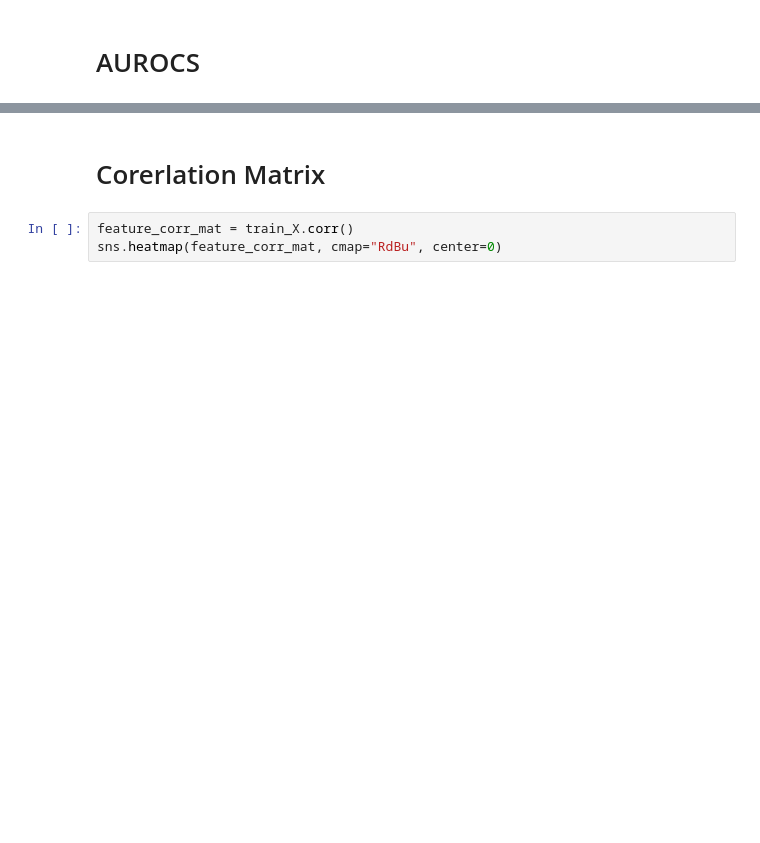
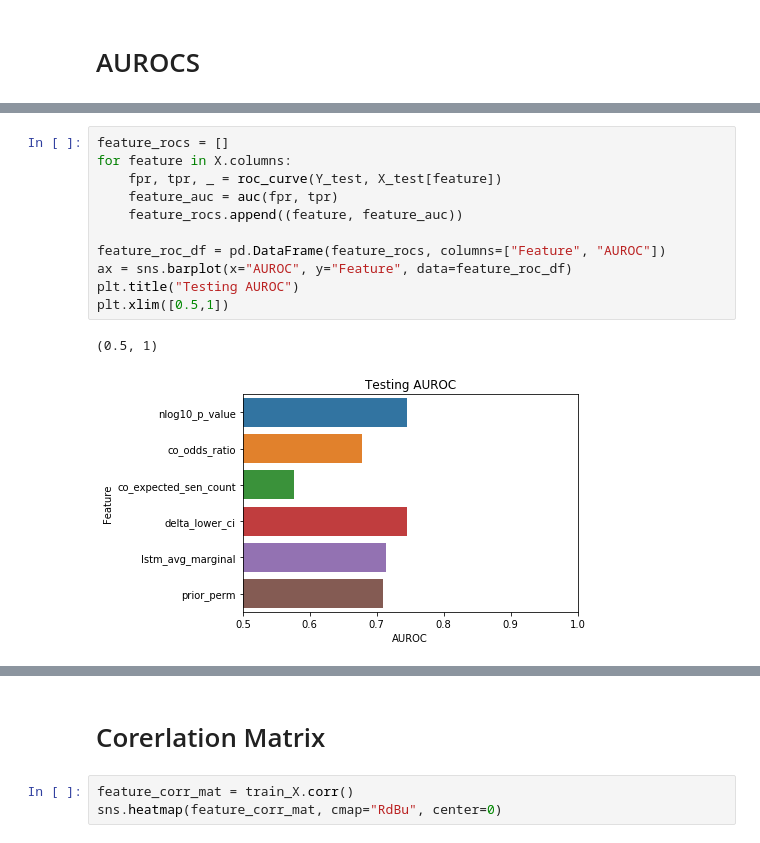
Before and after one commit to greenelab/snorkeling, a Jupyter notebook: All_Relationships/9.entity_prediction.ipynb, the cells around one changed output, grey strips where cells are left out. Drawn from its saved outputs; the diff is of its cells as text; blank space fills up the shorter version.

```diff
--- a/All_Relationships/9.entity_prediction.ipynb
+++ b/All_Relationships/9.entity_prediction.ipynb
@@ -178,0 +227,14 @@ plt.xlim([0.5,1])
+# %%
+feature_rocs = []
+for feature in X.columns:
+    fpr, tpr, _ = roc_curve(Y_test, X_test[feature])
+    feature_auc = auc(fpr, tpr)
+    feature_rocs.append((feature, feature_auc))
+
+feature_roc_df = pd.DataFrame(feature_rocs, columns=["Feature", "AUROC"])
+ax = sns.barplot(x="AUROC", y="Feature", data=feature_roc_df)
+plt.title("Testing AUROC")
+plt.xlim([0.5,1])
+# %% [output]
+(0.5, 1)
+[figure, added]
```
Also changed, not shown: parts of 18 cells of this notebook, 1 other file.
